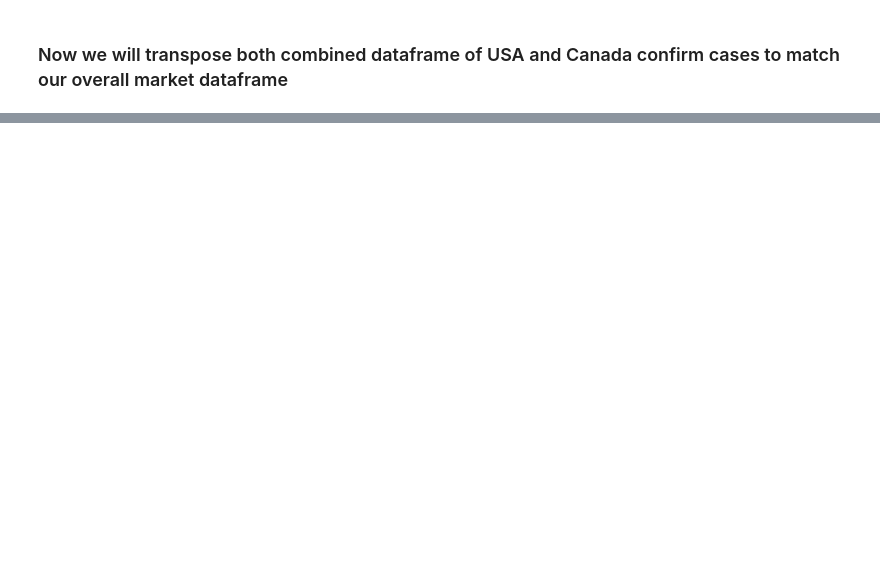
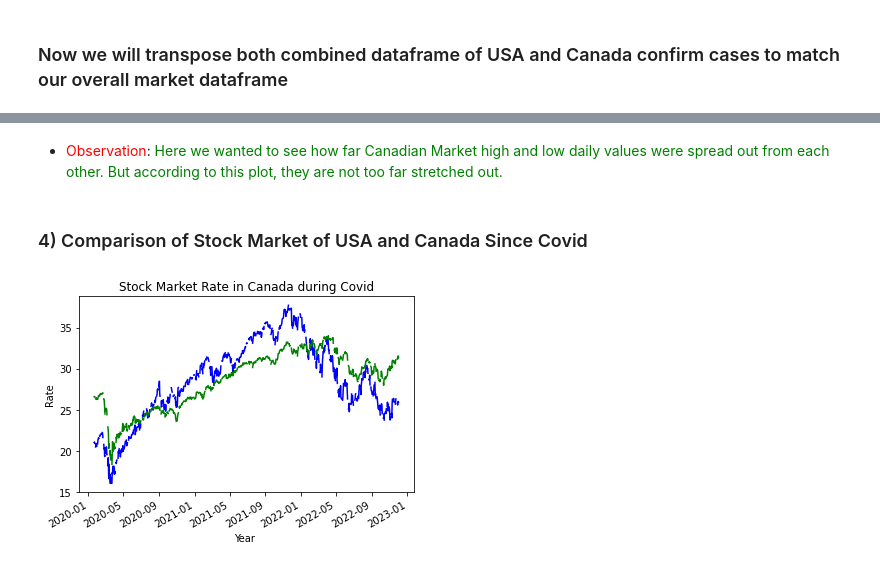
Before and after one commit to AIDA-Saskatchewan-polytechnic/Final_Project_JST, a Jupyter notebook: Final_Project_COMP_603_002.ipynb, the cells around one changed output, grey strips where cells are left out. Drawn from its saved outputs; the diff is of its cells as text; code cells hidden in the pictures; blank space fills up the shorter version.

```diff
--- a/Final_Project_COMP_603_002.ipynb
+++ b/Final_Project_COMP_603_002.ipynb
@@ -599,0 +641,17 @@ USA_Canada_final
+# %% [markdown]
+- <font color='red'>Observation</font>: <font color='green'>Here we wanted to see how far Canadian Market high and low daily values were spread out from each other. But according to this plot, they are not too far stretched out.</font>
+# %% [markdown]
+### 4) Comparison of Stock Market of USA and Canada Since Covid
+# %%
+fig = plt.figure()
+
+plt.plot(USA_Canada_final['Date'], USA_Canada_final['US_High'], 'b')
+plt.plot(USA_Canada_final['Date'], USA_Canada_final['CAN_High'], 'g')
+plt.title("Stock Market Rate in Canada during Covid")
+plt.xlabel('Year ')
+plt.ylabel('Rate')
+
+fig.autofmt_xdate()
+plt.show()
+# %% [output]
+[figure, added]
```
Also changed, not shown: parts of 50 cells of this notebook.
